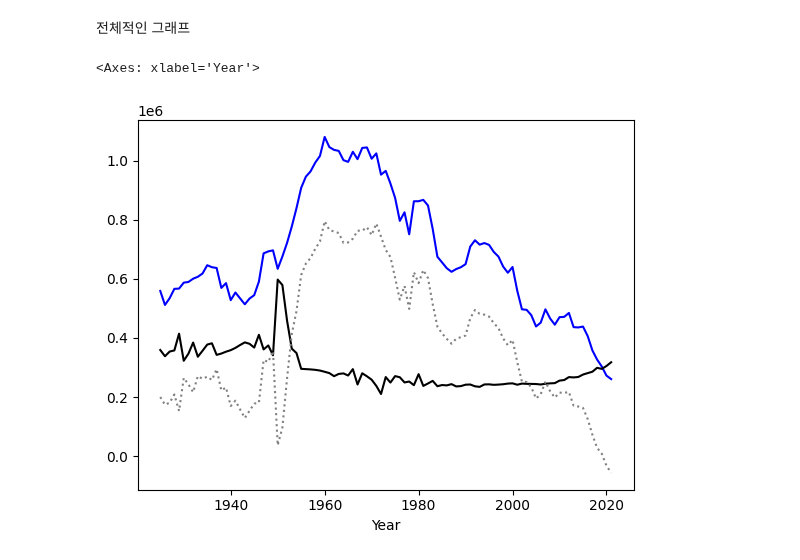
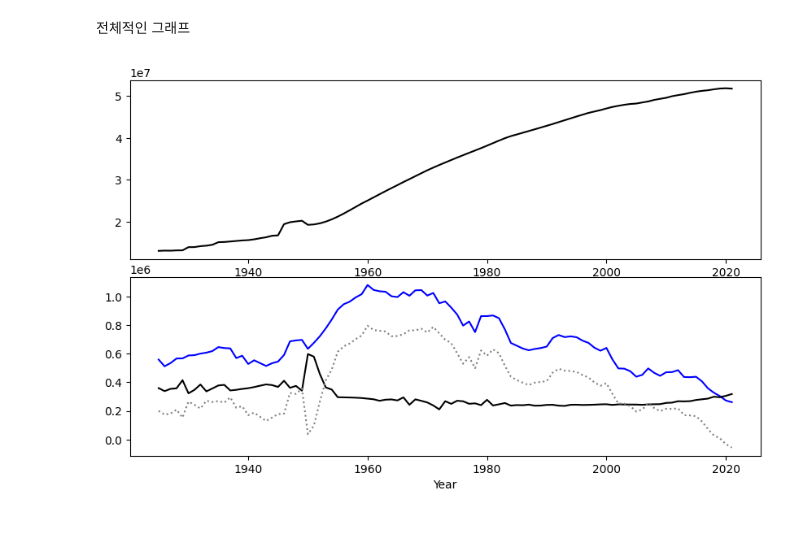
Before and after one commit to gongwon65/day1, a Jupyter notebook: chap12_pyplot/practice_2_population.ipynb, the cells around one changed output. Drawn from its saved outputs; the diff is of its cells as text; code cells hidden in the pictures; blank space fills up the shorter version.

```diff
--- a/chap12_pyplot/practice_2_population.ipynb
+++ b/chap12_pyplot/practice_2_population.ipynb
@@ -52,11 +52,20 @@ df
 # %% [markdown]
 전체적인 그래프
 # %%
-plt.figure(facecolor='white')
+plt.rc('figure', figsize=(10, 6))
+fig = plt.figure(facecolor='white')
+
+ax1 = fig.add_subplot(2, 1, 1)
+
+df.iloc[:,0].plot(label='전체 인구수', color='k')
+
+
+ax2 = fig.add_subplot(2, 1, 2)
 
 df.iloc[:,1].plot(label='출생자 수', color='b')
 df.iloc[:,2].plot(label='사망자 수', color='k')
 df.iloc[:,3].plot(label='증분', linestyle=':', color='gray')
+
+plt.subplots_adjust(hspace=0.1)
 # %% [output]
-<Axes: xlabel='Year'>
-[figure, old version]
+[figure, new version]
```
Also changed, not shown: parts of 1 cell of this notebook, 6 other files.
